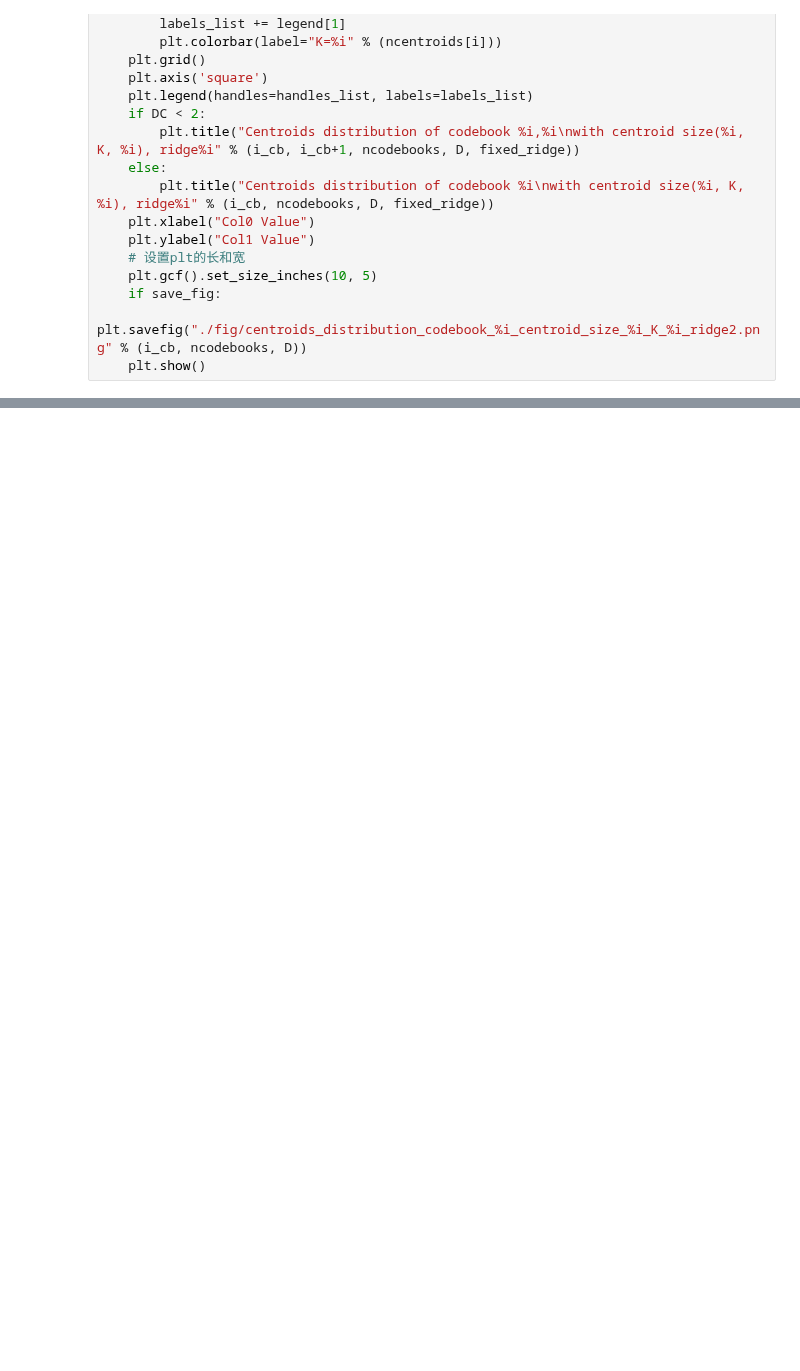
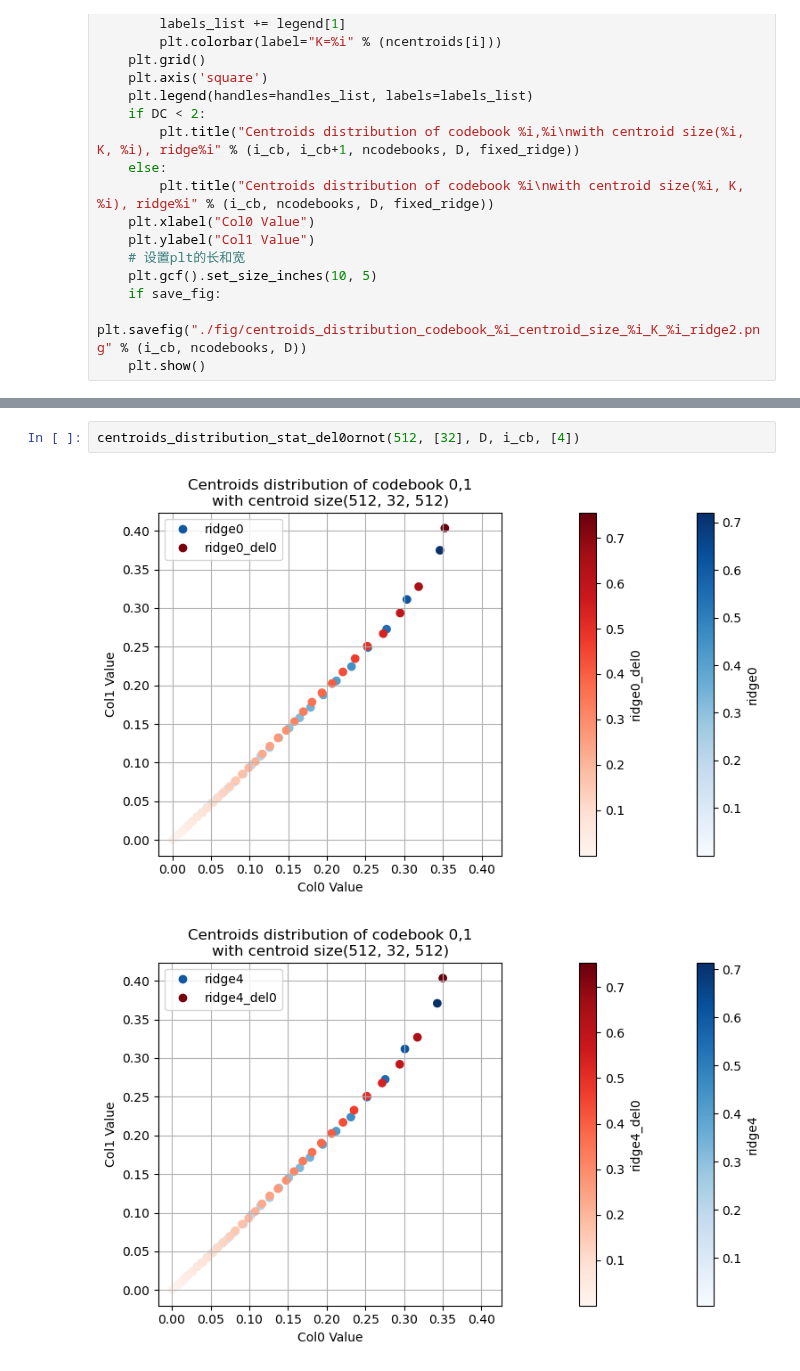
Before and after one commit to Sciroccogti/bolt, a Jupyter notebook: experiments/python/CsiTransformerAMM/intermediate_var/中间变量分布统计-del0.ipynb, the cells around one changed output, grey strips where cells are left out. Saved outputs shown, nothing was run; the diff lists cells and outputs as text; blank space fills up the shorter version.

```diff
--- a/experiments/python/CsiTransformerAMM/intermediate_var/中间变量分布统计-del0.ipynb
+++ b/experiments/python/CsiTransformerAMM/intermediate_var/中间变量分布统计-del0.ipynb
@@ -349 +488,6 @@ def centroids_distribution_stat(ncodebooks, ncentroids, D, i_cb, step_list, fixe
+# %%
+centroids_distribution_stat_del0ornot(512, [32], D, i_cb, [4])
+# %% [output]
+[figure, added]
+[figure, added]
 # %%
```
Also changed, not shown: parts of 3 cells of this notebook, 4 other files.
